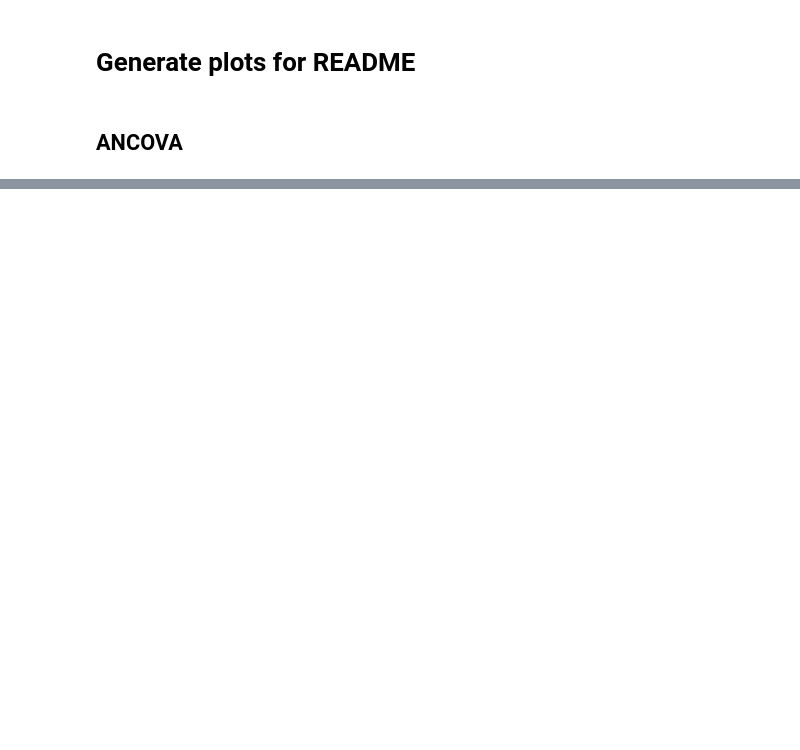
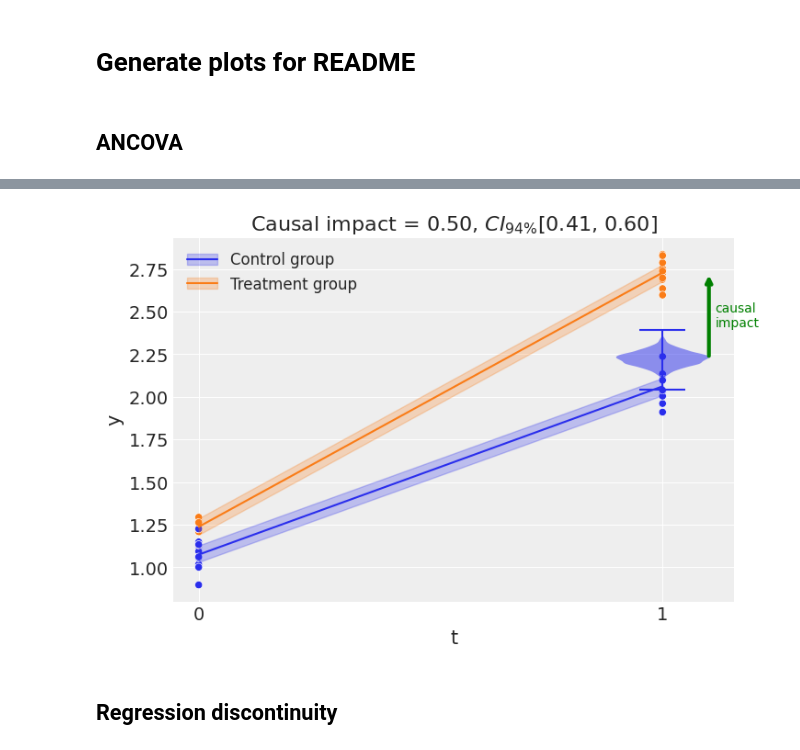
Before and after one commit to pymc-labs/CausalPy, a Jupyter notebook: docs/notebooks/generate_plots.ipynb, the cells around one changed output, grey strips where cells are left out. Drawn from its saved outputs; the diff is of its cells as text; code cells hidden in the pictures; blank space fills up the shorter version.

Commit message:
regenerate images for README

```diff
--- a/docs/notebooks/generate_plots.ipynb
+++ b/docs/notebooks/generate_plots.ipynb
@@ -34,0 +35,12 @@ Sampling: [y_hat]
+# %%
+df = cp.load_data("did")
+# %%
+result = cp.pymc_experiments.DifferenceInDifferences(
+    df,
+    formula="y ~ 1 + group + t + group:post_treatment",
+    time_variable_name="t",
+    group_variable_name="group",
+    treated=1,
+    untreated=0,
+    model=cp.pymc_models.LinearRegression(),
+)
@@ -34,0 +59,9 @@ Sampling: [y_hat]
+# %%
+fig, ax = result.plot()
+plt.savefig(
+    "../../img/difference_in_differences_pymc", bbox_inches="tight", pad_inches=0.1
+)
+# %% [output]
+[figure, added]
+# %% [markdown]
+## Regression discontinuity
```
Also changed, not shown: parts of 11 cells of this notebook, 4 other files.
